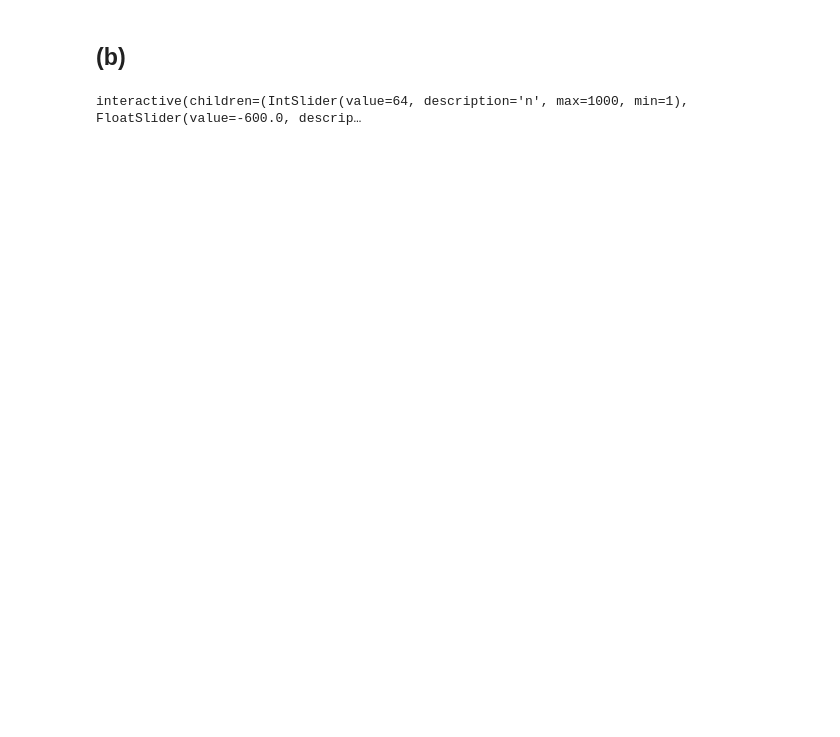
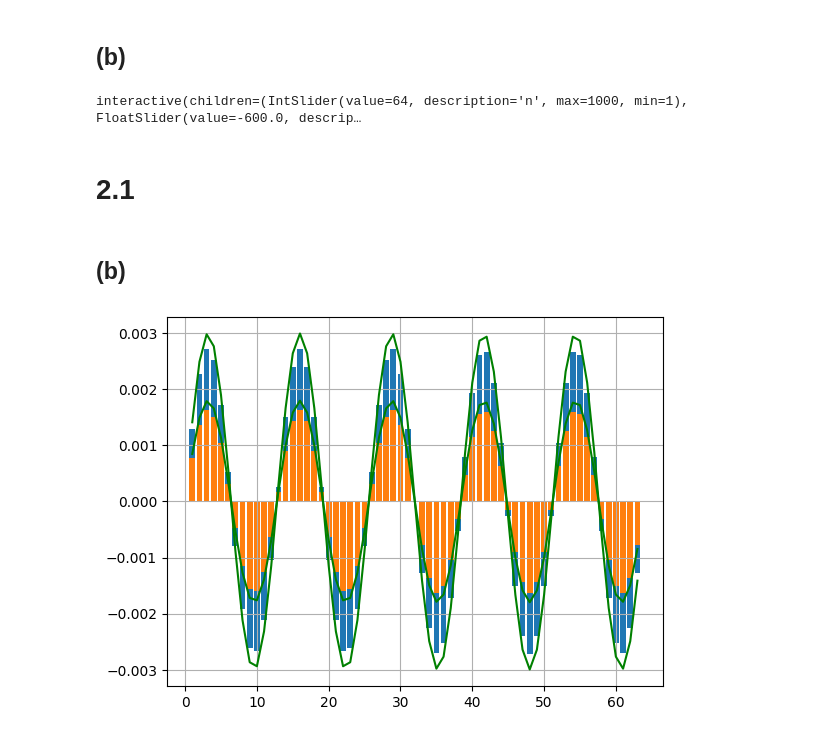
Before and after one commit to ISIPINK/Project-2023-2024-Multigrid-voor-het-oplossen-van-complex-waardige-Helmholtz-problemen, a Jupyter notebook: code/main.ipynb, the cells around one changed output. Saved outputs shown, nothing was run; the diff lists cells and outputs as text; code cells hidden in the pictures; blank space fills up the shorter version.

```diff
--- a/code/main.ipynb
+++ b/code/main.ipynb
@@ -136,3 +161,19 @@ def plt_rho(n,sigma_real,sigma_complex):
     plt.show()
 # %% [output]
 interactive(children=(IntSlider(value=64, description='n', max=1000, min=1), FloatSlider(value=-600.0, descrip…
+# %% [markdown]
+# 2.1
+# %% [markdown]
+## (b)
+# %%
+n =64
+sigma1 = complex(-600,0)
+sigma2 = complex(-600,-300)
+# f = pointsource_half(n)
+f = wave_basis_1D(n,10)
+u_exact1 = spsolve(helmholtz1D(n,sigma1),f)
+u_exact2 = spsolve(helmholtz1D(n,sigma2),f)
+plt_vec(u_exact1.real)
+plt_vec(u_exact2.real)
+# %% [output]
+[figure, added]
```
Also changed, not shown: parts of 7 cells of this notebook, 6 other files.
